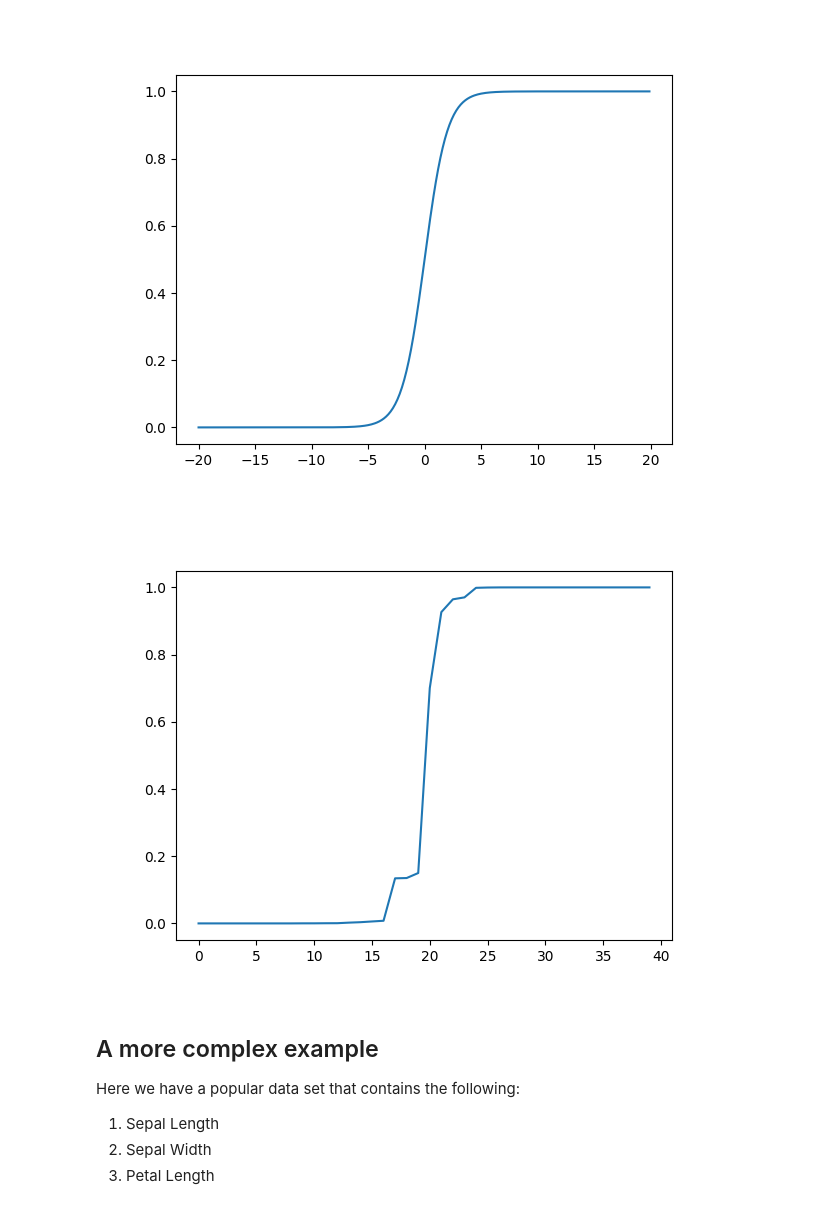
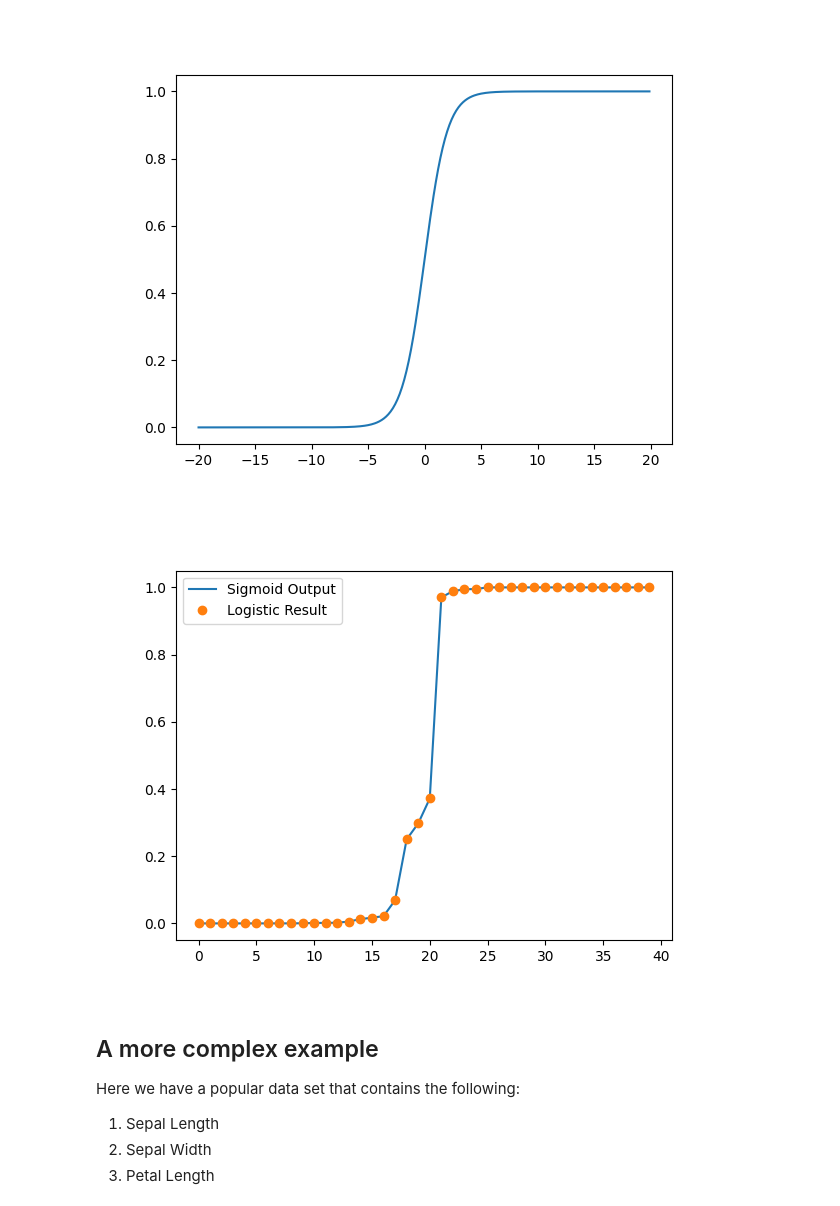
Before and after one commit to NCState-Exploring-Machine-Learning/unit-4-logistic-regression, a Jupyter notebook: logistic-regression.ipynb, the cells around one changed output. Saved outputs shown, nothing was run; the diff lists cells and outputs as text; code cells hidden in the pictures.

```diff
--- a/logistic-regression.ipynb
+++ b/logistic-regression.ipynb
@@ -15,14 +15,18 @@ import matplotlib.pyplot as plt
 from sklearn.linear_model import LinearRegression, LogisticRegression
 from sklearn.model_selection import train_test_split
 # %%
-# Generate Random Weights between 2 grams and 20 grams
+# Generate Random Weights between 20 grams and 60 grams
 weight = np.random.uniform(20, 60, size=40)
+
+# Sort for better visualization
 weight.sort(0)
 
-# Combine lengths and weights into a 2D NumPy array
-mice_np = np.array(weight)
-mice_dataset = pd.DataFrame(mice_np)
+# Convert to Dataframe
+mice_dataset = pd.DataFrame(weight)
 mice_dataset.columns = ["Weight"]
-print(mice_dataset)
+mice_dataset.index.name = "id"
+print(mice_dataset[0::5])
+print()
+print(mice_dataset.describe())
 # %% [output]
        Weight
@@ -93,12 +107,15 @@ Obese Weight [36.70125518]
 # %%
-logistic_model = LogisticRegression()
-logistic_model.fit(mice_dataset, obese_mice_dataset)
-result = logistic_model.predict(mice_dataset[:4])
-prob = logistic_model.predict_proba(mice_dataset[:4])
-print(result)
-print(prob)
-all_mice_prob = logistic_model.predict_proba(mice_dataset.values)
-print(all_mice_prob)
+# Build our logistic regression model
+logistic_model_mice = LogisticRegression()
+
+logistic_model_mice.fit(mice_dataset, obese_mice_dataset)
+result = logistic_model_mice.predict(mice_dataset[:4])
+prob = logistic_model_mice.predict_proba(mice_dataset[:4])
+print("Prediction Class", result)
+print("Prediction Probably of that class", prob)
+print()
+all_mice_prob = logistic_model_mice.predict_proba(mice_dataset.values)
+print(all_mice_prob[:10])
 plt.figure()
 plt.plot(obese_mice_dataset, 'o', all_mice_prob[:, 1])
 plt.show()
@@ -135,13 +159,14 @@ plt.show()
 # %% [output]
 [figure]
 # %%
-y = logistic_model.coef_[0] * mice_dataset + logistic_model.intercept_
-lin_reg_out = sigmoid(y)
+mice_hat = logistic_model_mice.coef_[0] * mice_dataset + logistic_model_mice.intercept_
+log_reg_out_mice = sigmoid(mice_hat)
 plt.figure()
-plt.plot(mice_dataset.index, lin_reg_out)
+plt.plot(mice_dataset.index, log_reg_out_mice,  all_mice_prob[:, 1], 'o')
+plt.legend(["Sigmoid Output", "Logistic Result"])
 plt.show()
 # %% [output]
-[figure, old version]
+[figure, new version]
 # %% [markdown]
 ## A more complex example
 
```
Also changed, not shown: parts of 16 cells of this notebook, 2 other files.
